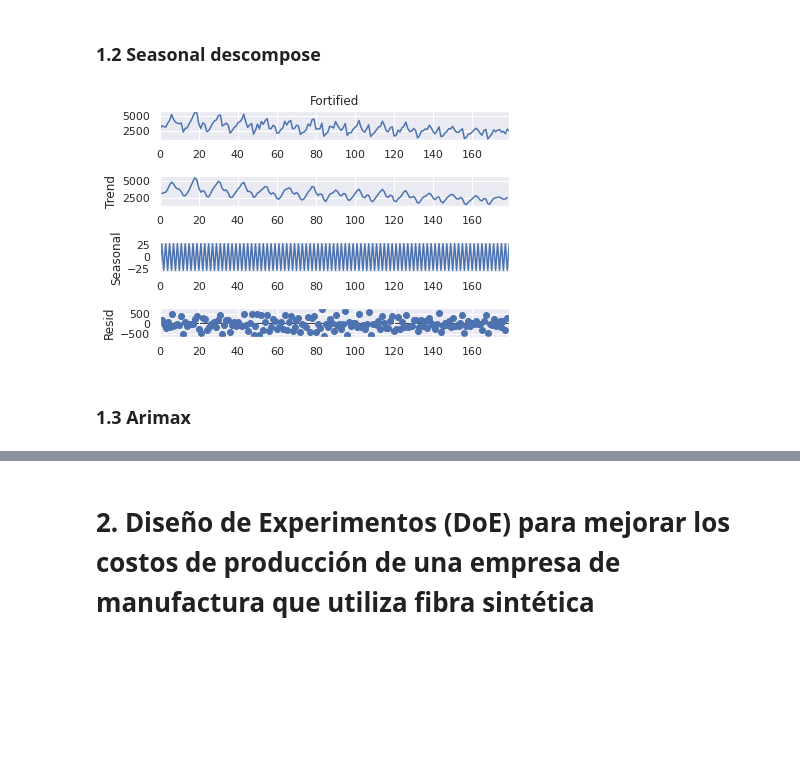
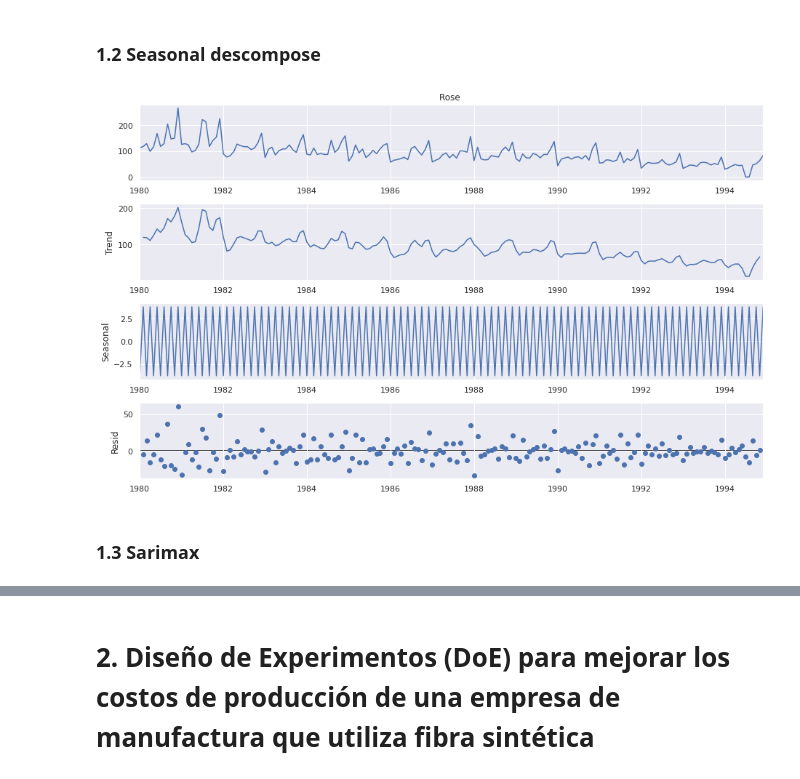
Before and after one commit to iazt/labIC, a Jupyter notebook: lab1/Australian Wine Forecast.ipynb, the cells around one changed output, grey strips where cells are left out. Cells and saved outputs as stored; diff of their text form; code cells hidden in the pictures; blank space fills up the shorter version.

```diff
--- a/lab1/Australian Wine Forecast.ipynb
+++ b/lab1/Australian Wine Forecast.ipynb
@@ -97,5 +98,3 @@ A value is trying to be set on a copy of a slice from a DataFrame
 
 See the caveats in the documentation: https://pandas.pydata.org/pandas-docs/stable/user_guide/indexing.html#returning-a-view-versus-a-copy
   data['Rose '][175] = 0
-# %%
-data['Año'] = pd.DataFrame(1980 + np.linspace(0,15, 12*15))
@@ -115,0 +101,5 @@ axes[1].legend()
+# %%
+arr = [datetime(1980 + j, i + 1, 1)  for j in range(15) for i in range(12)]
+data['Date'] = pd.DataFrame(arr, dtype = 'datetime64[ns]')
+# %%
+data = data.set_index('Date')
@@ -116,10 +128,12 @@ axes[1].legend()
 # %% [markdown]
 ### 1.2 Seasonal descompose
 # %%
-decomposition = sm.tsa.seasonal_decompose(data['Fortified'], model='additive', period = 2)
+from pylab import rcParams
+rcParams['figure.figsize'] = 13, 8
+decomposition = sm.tsa.seasonal_decompose(data['Rose '], model='additive', period = 2)
 fig = decomposition.plot()
 plt.show()
 # %% [output]
-[figure, old version]
+[figure, new version]
 # %% [markdown]
-### 1.3 Arimax
+### 1.3 Sarimax
```
Also changed, not shown: parts of 10 cells of this notebook, 1 other file.
